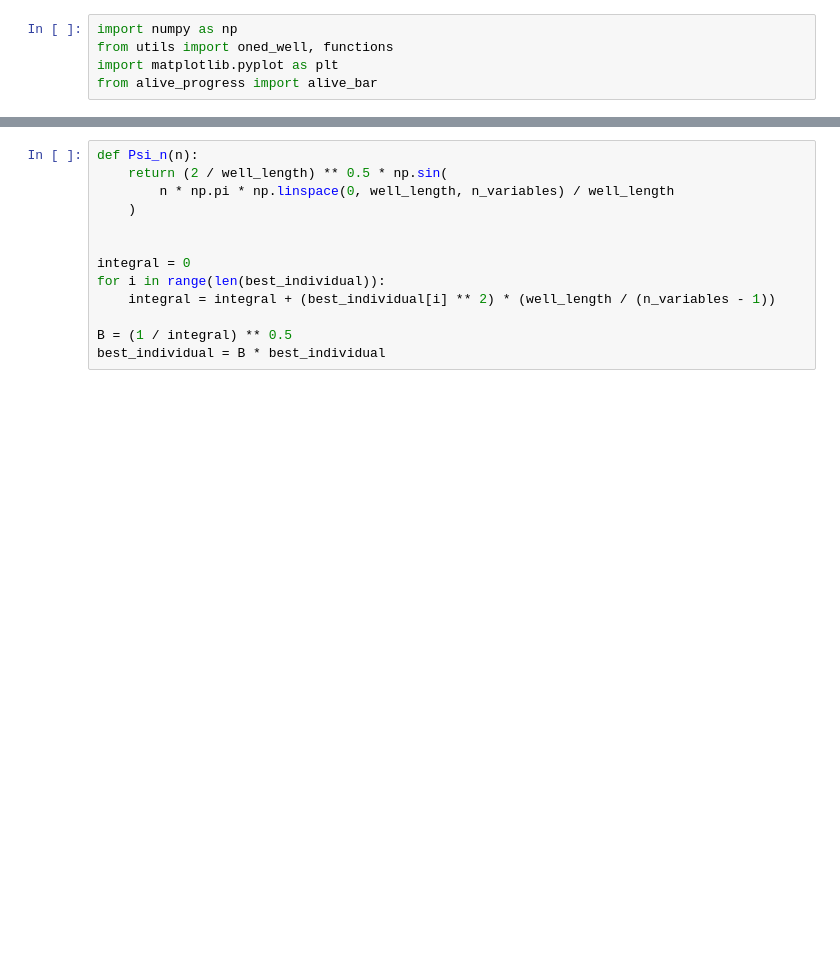
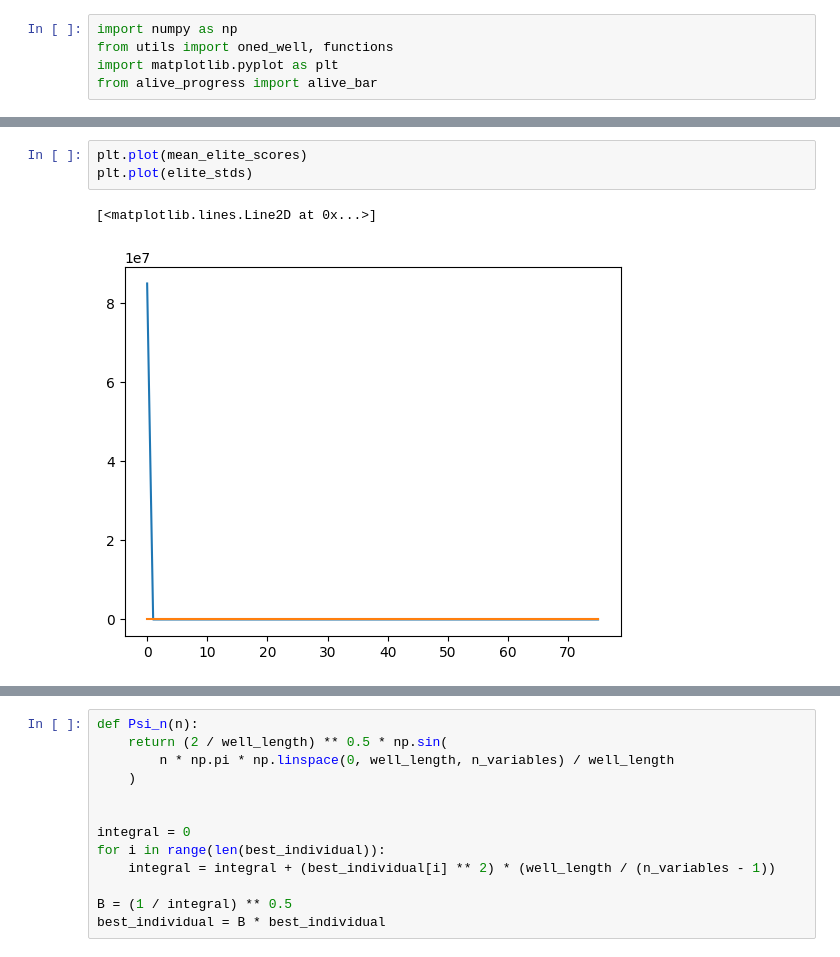
Before and after one commit to jogecodes/schrEDAnger, a Jupyter notebook: schrEDAnger/oned_well_own.ipynb, the cells around one changed output, grey strips where cells are left out. Saved outputs shown, nothing was run; the diff lists cells and outputs as text; blank space fills up the shorter version.

```diff
--- a/schrEDAnger/oned_well_own.ipynb
+++ b/schrEDAnger/oned_well_own.ipynb
@@ -43,0 +54,6 @@ print(best_score)
+# %%
+plt.plot(mean_elite_scores)
+plt.plot(elite_stds)
+# %% [output]
+[<matplotlib.lines.Line2D at 0x...>]
+[figure, added]
```
Also changed, not shown: parts of 3 cells of this notebook, 1 other file.
